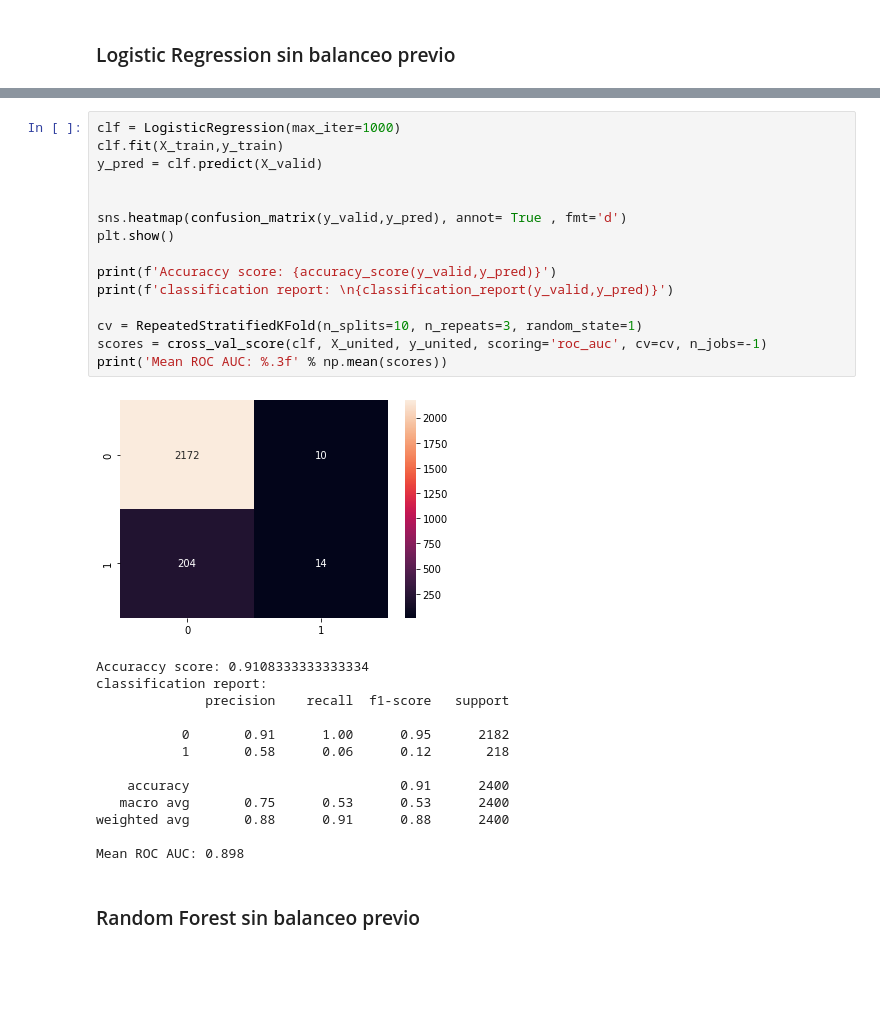
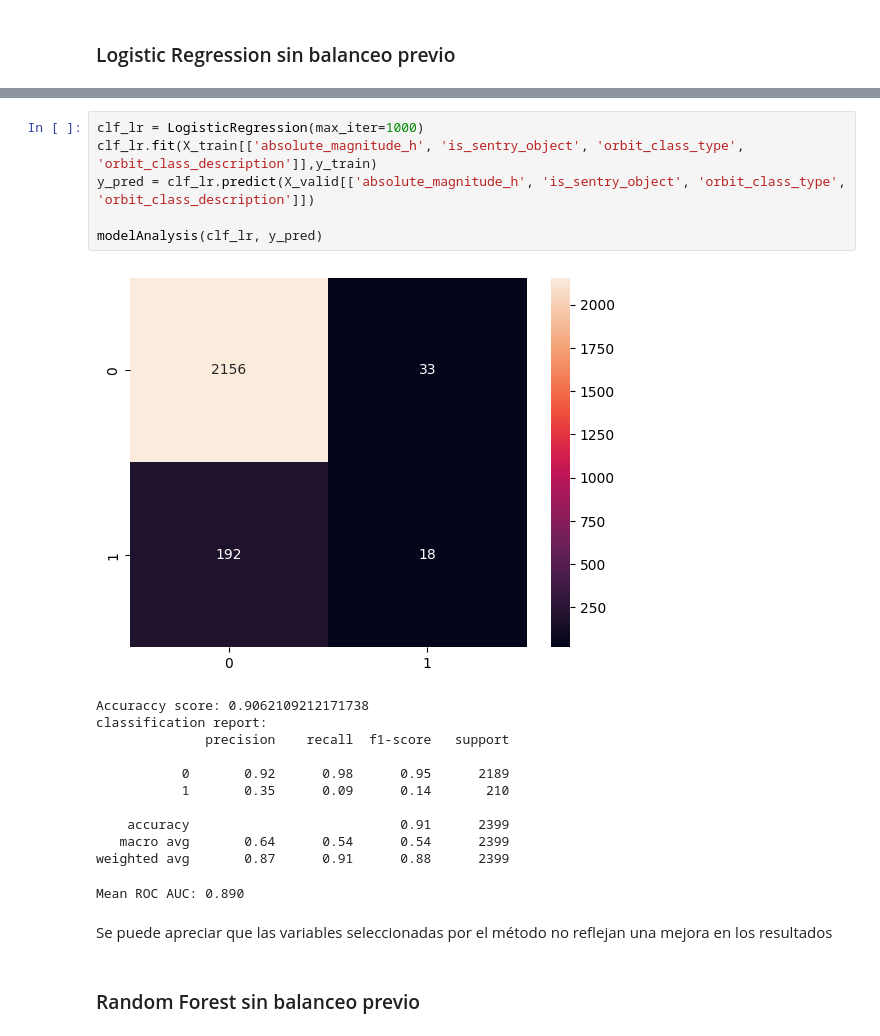
Before and after one commit to lusilve44/Final-Project-4Geeks, a Jupyter notebook: src/explore.ipynb, the cells around one changed output, grey strips where cells are left out. Saved outputs shown, nothing was run; the diff lists cells and outputs as text; blank space fills up the shorter version.

```diff
--- a/src/explore.ipynb
+++ b/src/explore.ipynb
@@ -894,33 +920,25 @@ Index(['absolute_magnitude_h', 'is_sentry_object',
       dtype='object')
-# %%
-clf = LogisticRegression(max_iter=1000)
-clf.fit(X_train,y_train)
-y_pred = clf.predict(X_valid)
-
-
-sns.heatmap(confusion_matrix(y_valid,y_pred), annot= True , fmt='d')
-plt.show()
-
-print(f'Accuraccy score: {accuracy_score(y_valid,y_pred)}')
-print(f'classification report: \n{classification_report(y_valid,y_pred)}')
-
-cv = RepeatedStratifiedKFold(n_splits=10, n_repeats=3, random_state=1)
-scores = cross_val_score(clf, X_united, y_united, scoring='roc_auc', cv=cv, n_jobs=-1)
-print('Mean ROC AUC: %.3f' % np.mean(scores))
-# %% [output]
-[figure, removed]
-Accuraccy score: 0.9108333333333334
-classification report:
-              precision    recall  f1-score   support
-
-           0       0.91      1.00      0.95      2182
-           1       0.58      0.06      0.12       218
-
-    accuracy                           0.91      2400
-   macro avg       0.75      0.53      0.53      2400
-weighted avg       0.88      0.91      0.88      2400
-
-Mean ROC AUC: 0.898
+# %%
+clf_lr = LogisticRegression(max_iter=1000)
+clf_lr.fit(X_train[['absolute_magnitude_h', 'is_sentry_object', 'orbit_class_type', 'orbit_class_description']],y_train)
+y_pred = clf_lr.predict(X_valid[['absolute_magnitude_h', 'is_sentry_object', 'orbit_class_type', 'orbit_class_description']])
+
+modelAnalysis(clf_lr, y_pred)
+# %% [output]
+[figure, added]
+Accuraccy score: 0.9062109212171738
+classification report:
+              precision    recall  f1-score   support
+
+           0       0.92      0.98      0.95      2189
+           1       0.35      0.09      0.14       210
+
+    accuracy                           0.91      2399
+   macro avg       0.64      0.54      0.54      2399
+weighted avg       0.87      0.91      0.88      2399
+Mean ROC AUC: 0.890
+# %% [markdown]
+Se puede apreciar que las variables seleccionadas por el método no reflejan una mejora en los resultados
 # %% [markdown]
 ### Random Forest sin balanceo previo
 # %%
```
Also changed, not shown: parts of 16 cells of this notebook, 8 other files.
